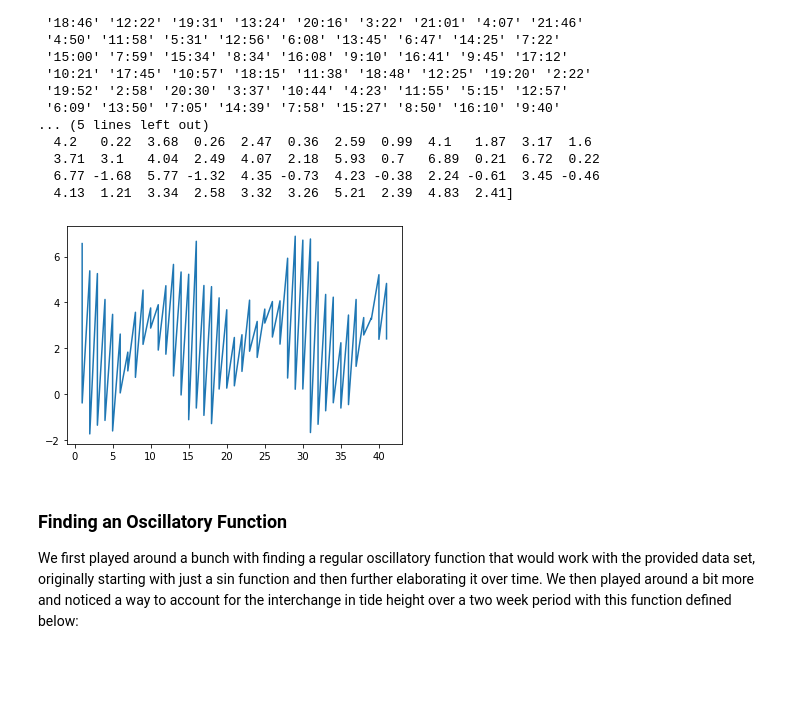
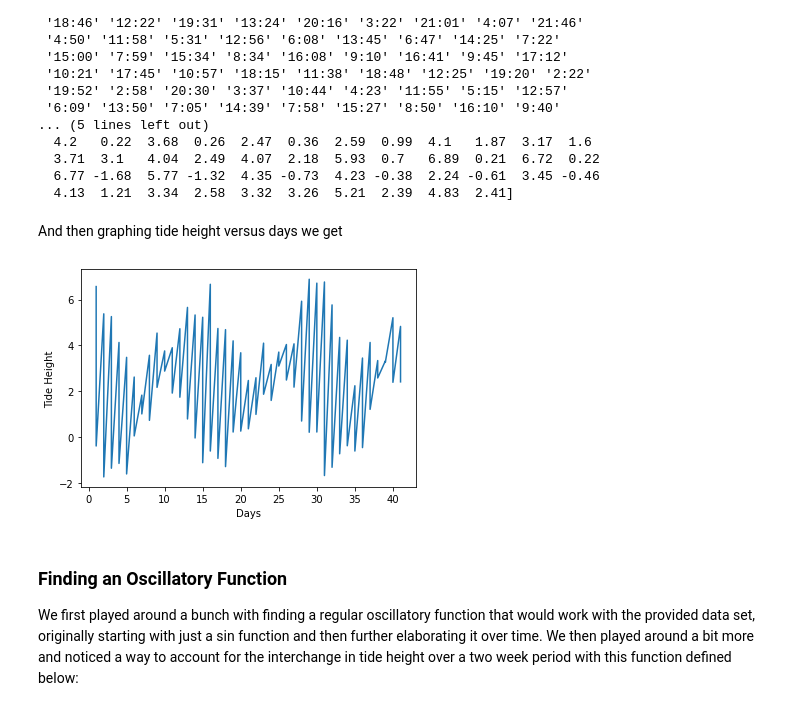
Before and after one commit to Eddysunday012/Astr-Group-Project, a Jupyter notebook: main.ipynb, the cells around one changed output. Cells and saved outputs as stored; diff of their text form; code cells hidden in the pictures; blank space fills up the shorter version.

```diff
--- a/main.ipynb
+++ b/main.ipynb
@@ -77,11 +77,15 @@ print(tide)
   3.71  3.1   4.04  2.49  4.07  2.18  5.93  0.7   6.89  0.21  6.72  0.22
   6.77 -1.68  5.77 -1.32  4.35 -0.73  4.23 -0.38  2.24 -0.61  3.45 -0.46
   4.13  1.21  3.34  2.58  3.32  3.26  5.21  2.39  4.83  2.41]
+# %% [markdown]
+And then graphing tide height versus days we get
 # %%
 plt.plot(day, tide)
+plt.xlabel("Days")
+plt.ylabel("Tide Height")
 plt.savefig("TideOriginal.pdf")
 # %% [output]
-[figure, old version]
+[figure, new version]
 # %% [markdown]
 ### Finding an Oscillatory Function
 
```
Also changed, not shown: 1 other file.
